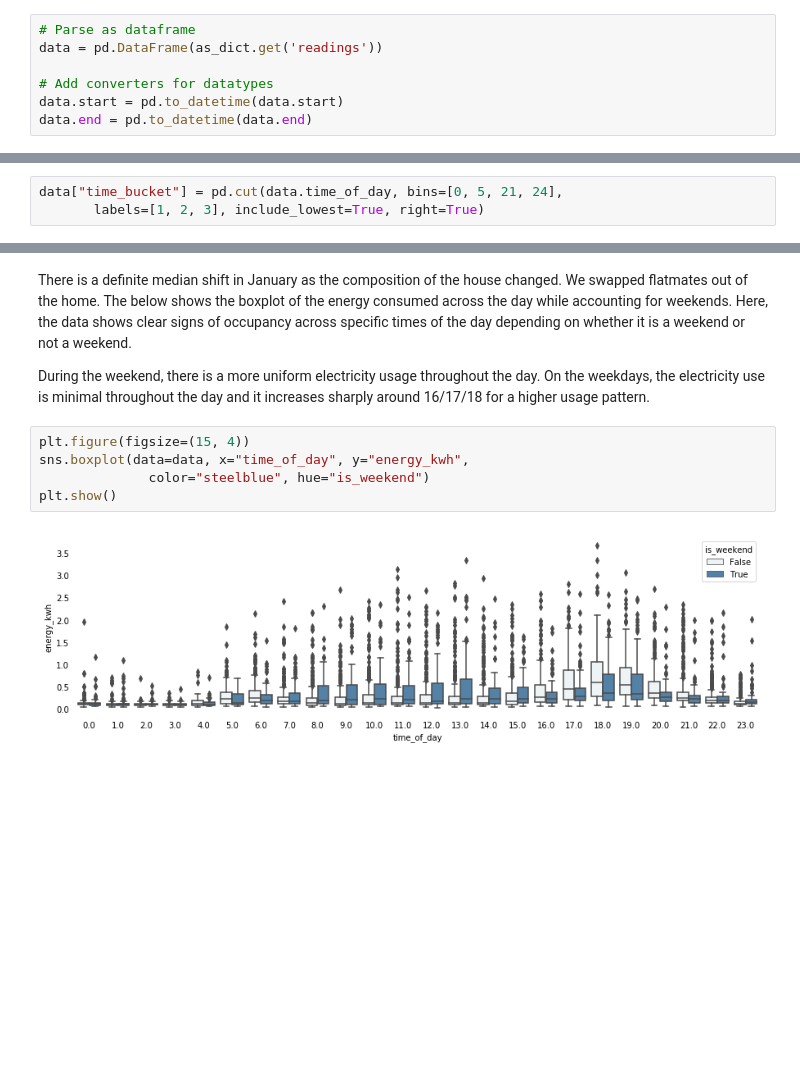
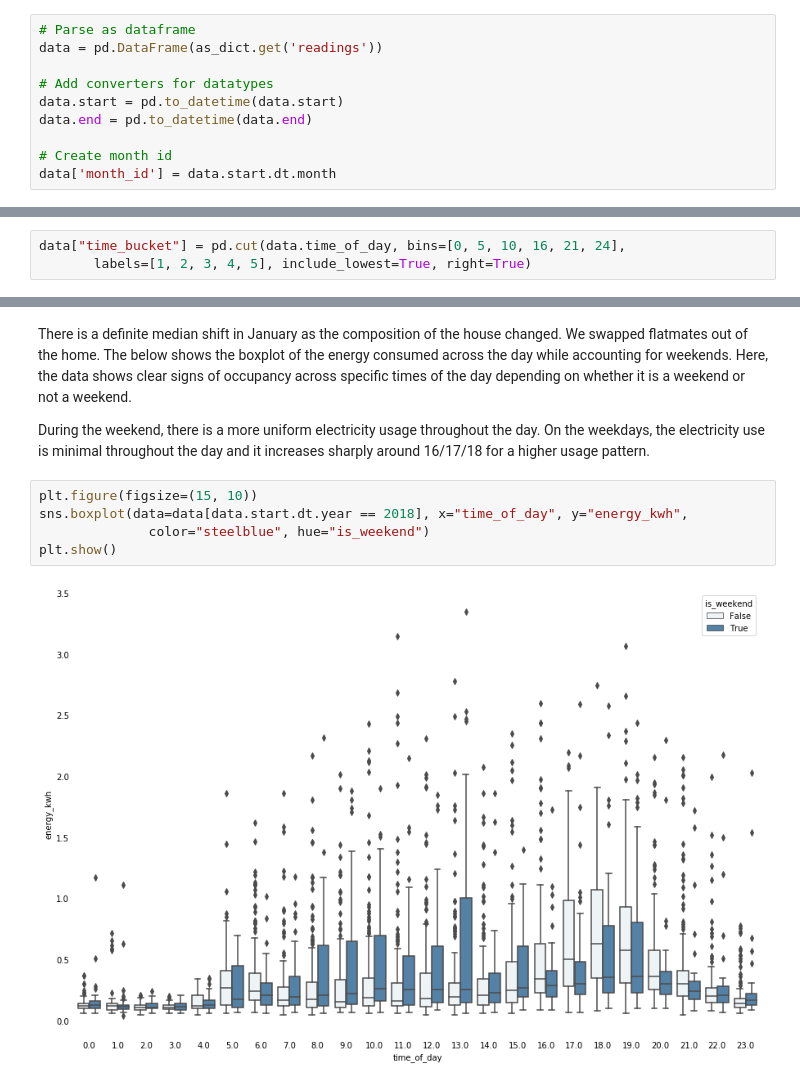
Before and after one commit to vignkri/Notebooks, a Jupyter notebook: Blog/Home-electricity-data.ipynb, the cells around one changed output, grey strips where cells are left out. Drawn from its saved outputs; the diff is of its cells as text; blank space fills up the shorter version.

Commit message:
Update notebook on home energy use.

```diff
--- a/Blog/Home-electricity-data.ipynb
+++ b/Blog/Home-electricity-data.ipynb
@@ -25,6 +26,9 @@ data = pd.DataFrame(as_dict.get('readings'))
 # Add converters for datatypes
 data.start = pd.to_datetime(data.start)
 data.end = pd.to_datetime(data.end)
+
+# Create month id
+data['month_id'] = data.start.dt.month
 # %% [markdown]
 ## Visualisation
 # %%
@@ -77,8 +81,8 @@ The distribution of the energy used can be seen below. On the raw data, it is ha
 
 This separates the three discrete buckets in the dataset. This enables to separate the buckets and visualise them separately within the dataset. That visualisation seen below showsthe distribution along the time buckets. The next dimensional split will be on the day of the week.
 # %%
-data["time_bucket"] = pd.cut(data.time_of_day, bins=[0, 5, 21, 24],
-       labels=[1, 2, 3], include_lowest=True, right=True)
+data["time_bucket"] = pd.cut(data.time_of_day, bins=[0, 5, 10, 16, 21, 24],
+       labels=[1, 2, 3, 4, 5], include_lowest=True, right=True)
 # %%
 fg = sns.FacetGrid(data=data, col='time_bucket', col_wrap=3)
 fg.map(sns.distplot, 'energy_kwh', hist=False)
@@ -125,9 +129,9 @@ There is a definite median shift in January as the composition of the house chan
 
 During the weekend, there is a more uniform electricity usage throughout the day. On the weekdays, the electricity use is minimal throughout the day and it increases sharply around 16/17/18 for a higher usage pattern.
 # %%
-plt.figure(figsize=(15, 4))
-sns.boxplot(data=data, x="time_of_day", y="energy_kwh",
+plt.figure(figsize=(15, 10))
+sns.boxplot(data=data[data.start.dt.year == 2018], x="time_of_day", y="energy_kwh",
               color="steelblue", hue="is_weekend")
 plt.show()
 # %% [output]
-[figure, old version]
+[figure, new version]
```
Also changed, not shown: parts of 17 cells of this notebook, 1 other file.
